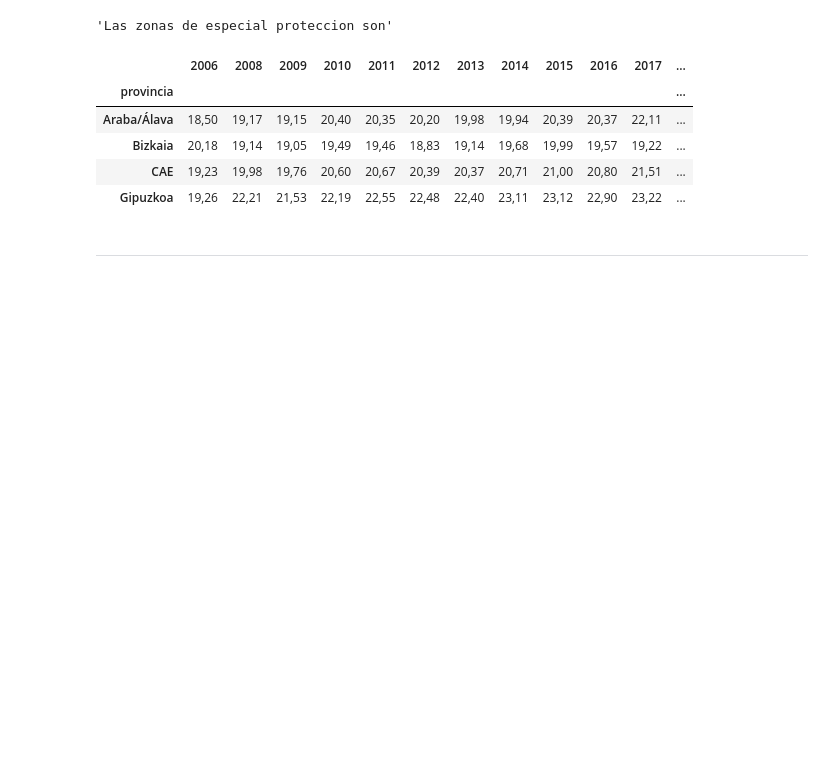
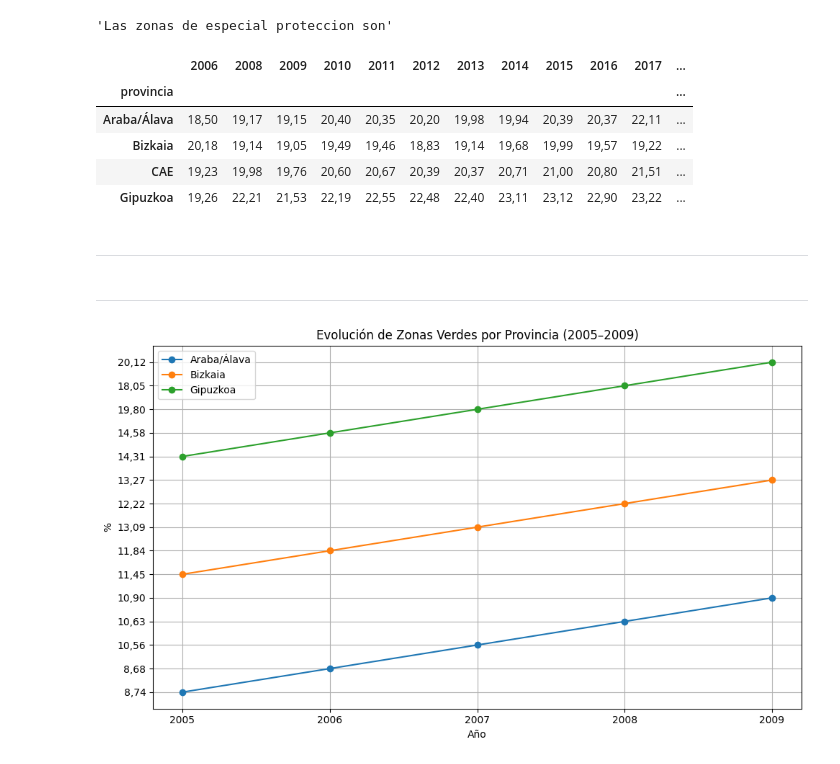
Before and after one commit to AnaExposito/EDA_ZONAS_VERDES, a Jupyter notebook: jupiter_zonas_verdes/Jupiter_zonas_verdes.ipynb, the cells around one changed output. Saved outputs shown, nothing was run; the diff lists cells and outputs as text; code cells hidden in the pictures; blank space fills up the shorter version.

Commit message:
Tendencias de los datos

```diff
--- a/jupiter_zonas_verdes/Jupiter_zonas_verdes.ipynb
+++ b/jupiter_zonas_verdes/Jupiter_zonas_verdes.ipynb
@@ -712,3 +712,5 @@ display('Las zonas verdes son',zonas_verdes_provincias,'Las zonas verdes por per
 | Gipuzkoa | 19,26 | 22,21 | 21,53 | 22,19 | 22,55 | 22,48 | 22,40 | 23,11 | 23,12 | 22,90 | 23,22 | ... |
 # %% [markdown]
 ----------
+# %% [markdown]
+----------
@@ -714,0 +719,20 @@ display('Las zonas verdes son',zonas_verdes_provincias,'Las zonas verdes por per
+# %%
+# tendencia zonas verdes - años
+df1 = zonas_verdes_provincias.T
+provincias_grafico = ['Araba/Álava', 'Bizkaia', 'Gipuzkoa']
+df1 = df1[provincias_grafico]
+
+plt.figure(figsize=(10, 6))
+for provincia in df1.columns:
+    plt.plot(df1.index, df1[provincia], marker='o', label=provincia)
+plt.title("Evolución de Zonas Verdes por Provincia (2005–2009)")
+plt.xlabel("Año")
+plt.ylabel("%")
+plt.legend()
+plt.grid(True)
+
+
+plt.tight_layout()
+plt.show()
+# %% [output]
+[figure, added]
```
Also changed, not shown: parts of 5 cells of this notebook, 2 other files.
